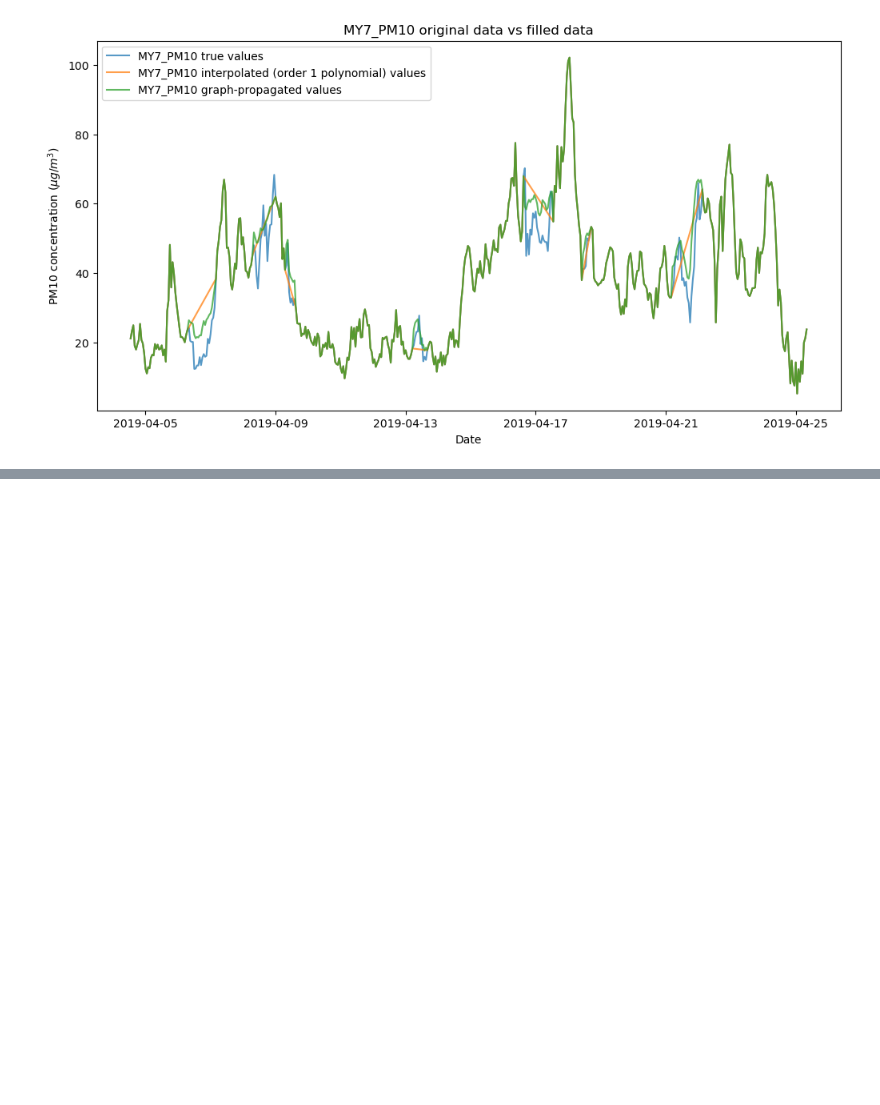
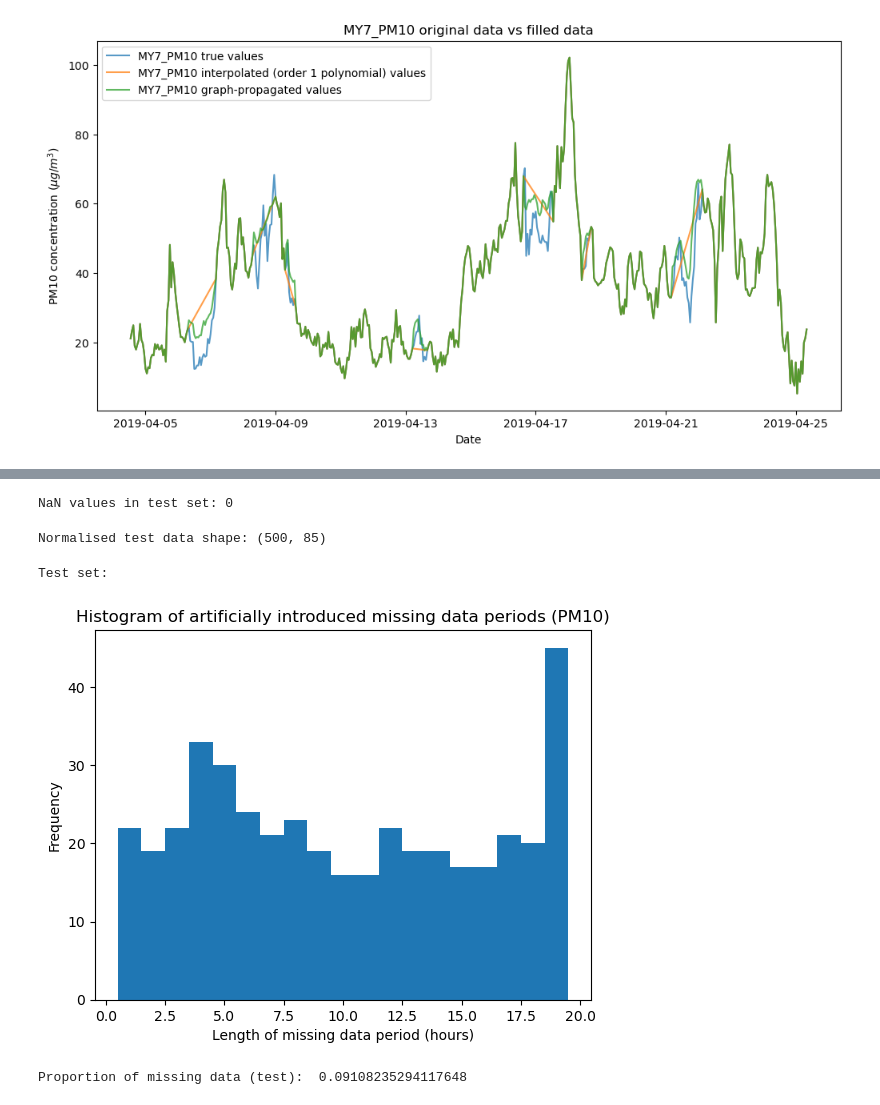
Before and after one commit to michellewl/AQ-graph-prop, a Jupyter notebook: multi_species_propagation.ipynb, the cells around one changed output, grey strips where cells are left out. Saved outputs shown, nothing was run; the diff lists cells and outputs as text; code cells hidden in the pictures; blank space fills up the shorter version.

Commit message:
Multi species PM10 COVID study

```diff
--- a/multi_species_propagation.ipynb
+++ b/multi_species_propagation.ipynb
@@ -833,0 +858,6 @@ Test SMAPE error: 20.229091355739794
+# %%
+# Select data period after 2020 (COVID)
+hourly_after_2020_NO2 = hourly_NO2.loc[hourly_NO2.index >= '2020-03-26']
+hourly_after_2020_PM10 = hourly_PM10.loc[hourly_PM10.index >= '2020-03-26']
+hourly_after_2020 = pd.concat([hourly_after_2020_NO2, hourly_after_2020_PM10], axis=1)
+print(hourly_after_2020.shape)
@@ -833,0 +866,8 @@ Test SMAPE error: 20.229091355739794
+# %%
+# Try a separate test set
+df_test = hourly_after_2020.loc[hourly_after_2020.index > train_set.index.max().strftime("%Y-%m-%d")]
+complete_subset_test, column_names_test = get_complete_subset(df_test, num_valid_values=500)
+print("Complete test subset shape:", complete_subset_test.shape)
+print("Stations:", column_names_test)
+print(complete_subset_test.index.min(), complete_subset_test.index.max())
+test_set = complete_subset_test
@@ -833,0 +893,25 @@ Test SMAPE error: 20.229091355739794
+# %%
+print("NaN values in test set:", test_set.isna().sum().sum())
+# %% [output]
+NaN values in test set: 0
+# %%
+# Normalise data between 0 and 1
+normalised_test, mins_test, maxs_test = normalise_data(test_set)
+print("Normalised test data shape:", normalised_test.shape)
+# %% [output]
+Normalised test data shape: (500, 85)
+# %%
+# INTRODUCE CONSECUTIVE GAPS
+
+gap_proportion = 0.2 # Proportion of missing entries
+max_period_length = 20 # Maximum length of missing data periods
+species = 'PM10' # Name of the species for which gaps are introduced
+
+print("Test set:")
+gap_indices_test, true_values_test, subset_test = introduce_gaps(normalised_test, gap_proportion, max_period_length=max_period_length, species=species, plot_histogram=True)
+
+print(f"Proportion of missing data (test): ", subset_test.isna().sum().sum()/(subset_test.size))
+# %% [output]
+Test set:
+[figure, added]
+Proportion of missing data (test):  0.09108235294117648
```
Also changed, not shown: parts of 8 cells of this notebook.
